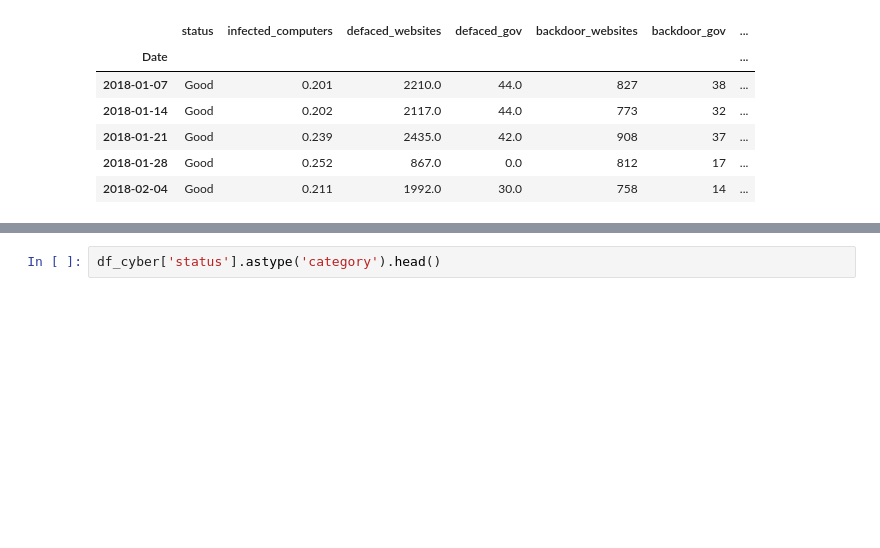
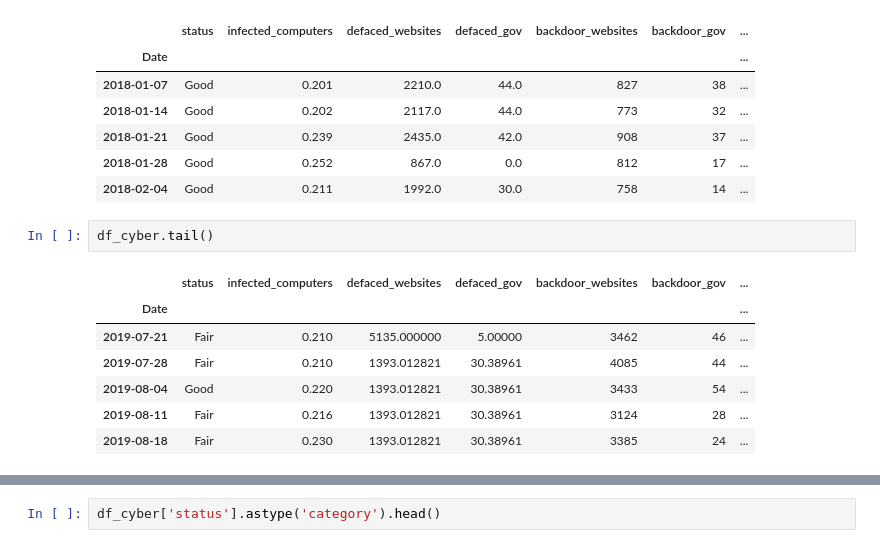
Before and after one commit to simprism/china_cyber, a Jupyter notebook: china_cyber.ipynb, the cells around one changed output, grey strips where cells are left out. Saved outputs shown, nothing was run; the diff lists cells and outputs as text; blank space fills up the shorter version.

```diff
--- a/china_cyber.ipynb
+++ b/china_cyber.ipynb
@@ -21,3 +33,13 @@ df_cyber.head()
 | 2018-01-21 | Good | 0.239 | 2435.0 | 42.0 | 908 | 37 | ... |
 | 2018-01-28 | Good | 0.252 | 867.0 | 0.0 | 812 | 17 | ... |
 | 2018-02-04 | Good | 0.211 | 1992.0 | 30.0 | 758 | 14 | ... |
+# %%
+df_cyber.tail()
+# %% [output]
+|  | status | infected_computers | defaced_websites | defaced_gov | backdoor_websites | backdoor_gov | ... |
+| Date |  |  |  |  |  |  | ... |
+| 2019-07-21 | Fair | 0.210 | 5135.000000 | 5.00000 | 3462 | 46 | ... |
+| 2019-07-28 | Fair | 0.210 | 1393.012821 | 30.38961 | 4085 | 44 | ... |
+| 2019-08-04 | Good | 0.220 | 1393.012821 | 30.38961 | 3433 | 54 | ... |
+| 2019-08-11 | Fair | 0.216 | 1393.012821 | 30.38961 | 3124 | 28 | ... |
+| 2019-08-18 | Fair | 0.230 | 1393.012821 | 30.38961 | 3385 | 24 | ... |
```
Also changed, not shown: parts of 15 cells of this notebook.
